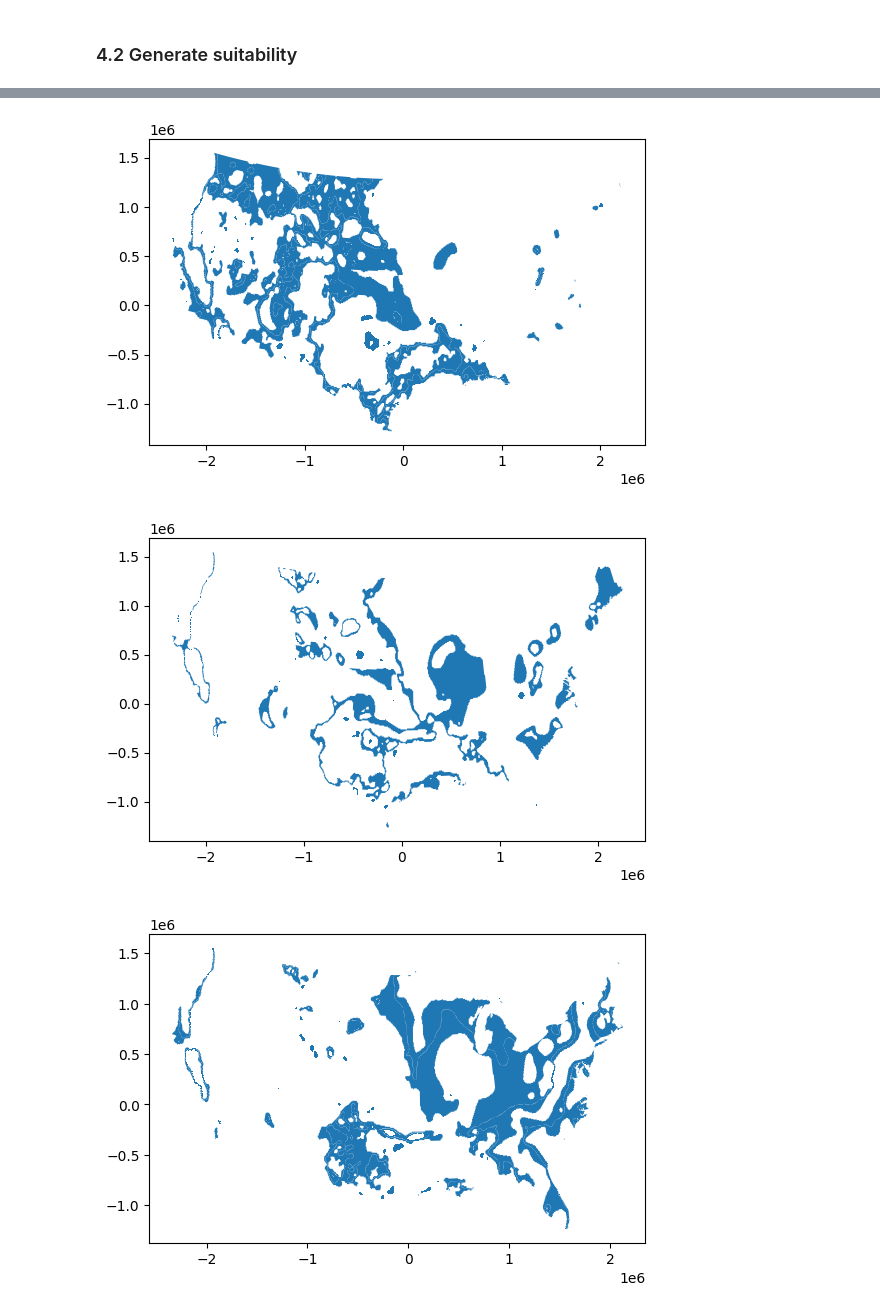
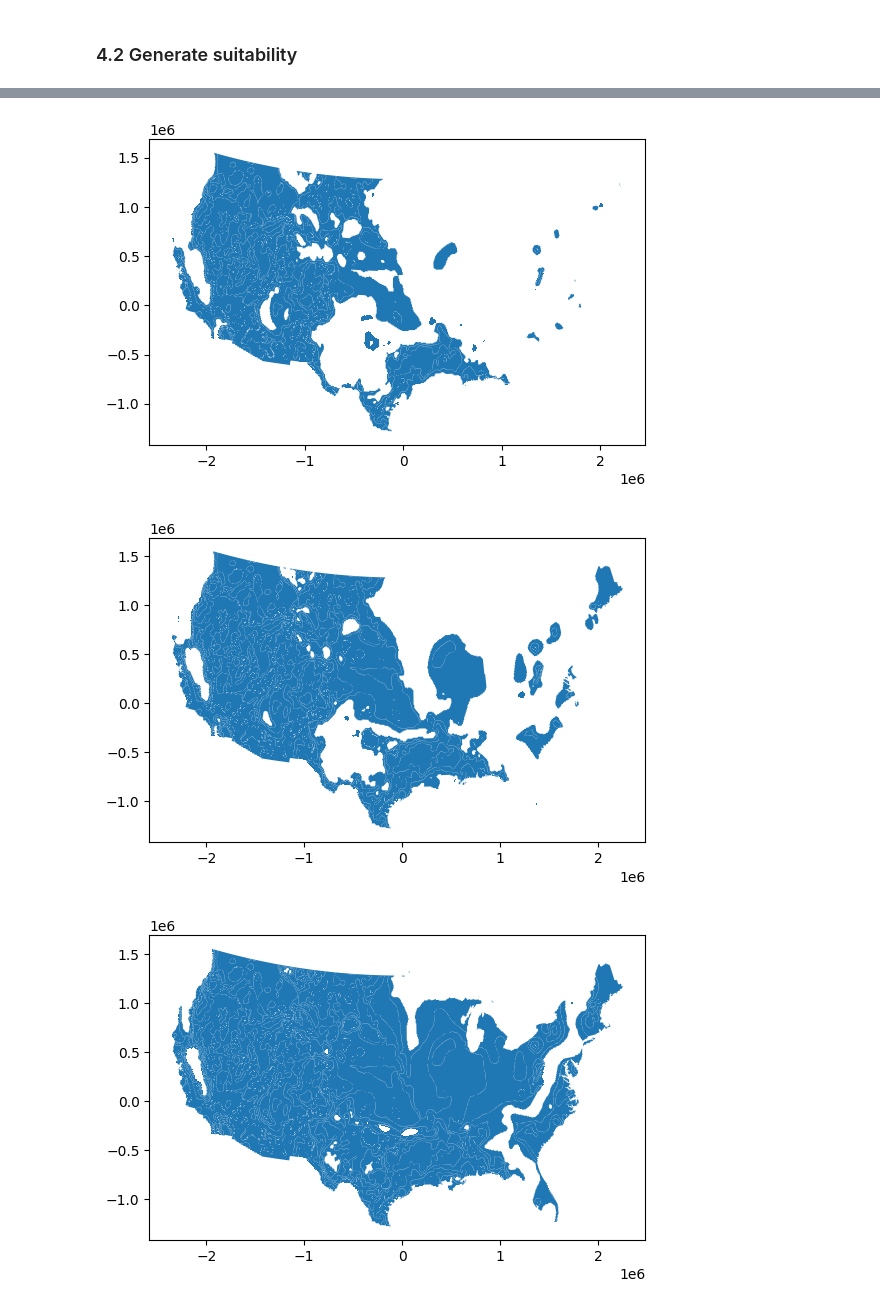
Before and after one commit to IMMM-SFA/gridcerf, a Jupyter notebook: notebooks/build_geothermal_resource_potential.ipynb, the cells around one changed output, grey strips where cells are left out. Drawn from its saved outputs; the diff is of its cells as text; code cells hidden in the pictures.

```diff
--- a/notebooks/build_geothermal_resource_potential.ipynb
+++ b/notebooks/build_geothermal_resource_potential.ipynb
@@ -134,25 +134,16 @@ gdf = gpd.clip(gdf, bdf)
 # add field to use for rasterization
 gdf["value"] = 1
 
-# create zero resource potential file
-gdf_999 = gdf[gdf.CLASS == 999]
-output_class_file = os.path.join(technology_specific_dir, f"gridcerf_nrel_geothermal_no_resource_potential.tif")
-vector_to_raster(template_raster=template_raster,
-                 land_mask_raster=land_mask_raster,
-                 gdf=gdf_999,
-                 value_field="value",
-                 output_raster=output_class_file)
-
 # drop areas with no geothermal potential
 gdf = gdf[gdf.CLASS != 999]
 
 for c in list(range(1, 6, 1)):
-    gdf_class = gdf[gdf.CLASS == c]
+    gdf_class = gdf[gdf.CLASS <= c]
 
     gdf_class.plot()
 
     # output raster
-    output_class_file = os.path.join(technology_specific_dir, f"gridcerf_nrel_geothermal_potential_class{c}.tif")
+    output_class_file = os.path.join(technology_specific_dir, f"gridcerf_nrel_geothermal_potential_class{c}_or_greater.tif")
 
     # generate raster
     vector_to_raster(template_raster=template_raster,
@@ -166,3 +157,3 @@ for c in list(range(1, 6, 1)):
-[figure, old version]
+[figure, new version]
-[figure, old version]
+[figure, new version]
-[figure, old version]
+[figure, new version]
```
Also changed, not shown: parts of 2 cells of this notebook.
